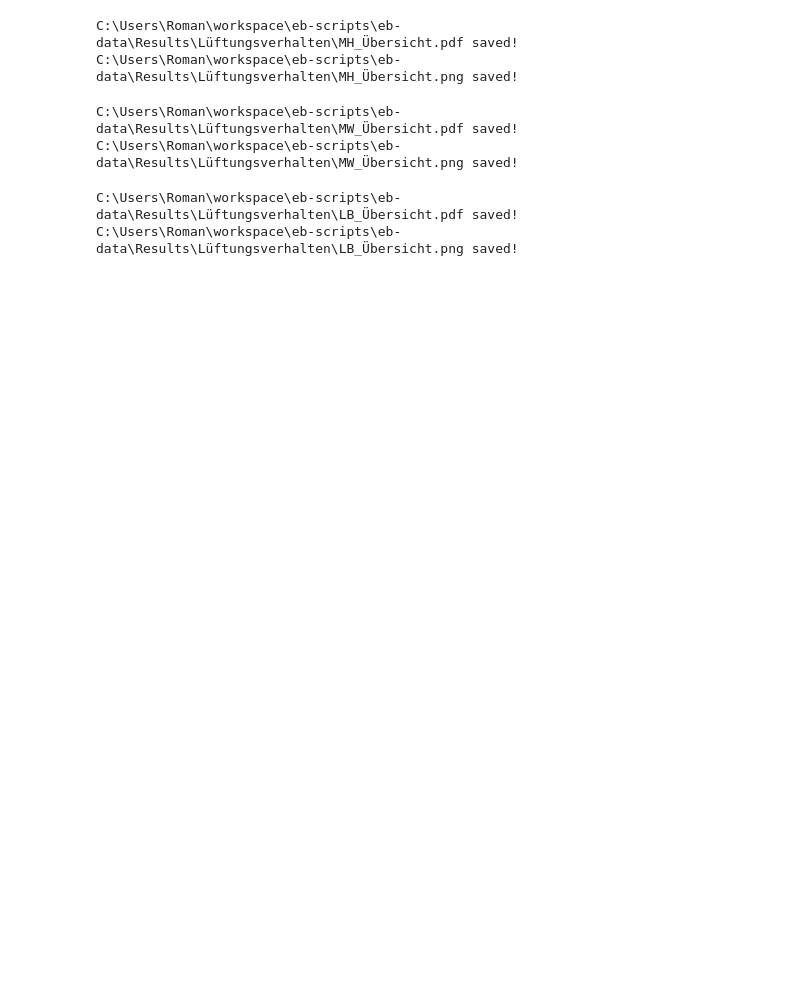
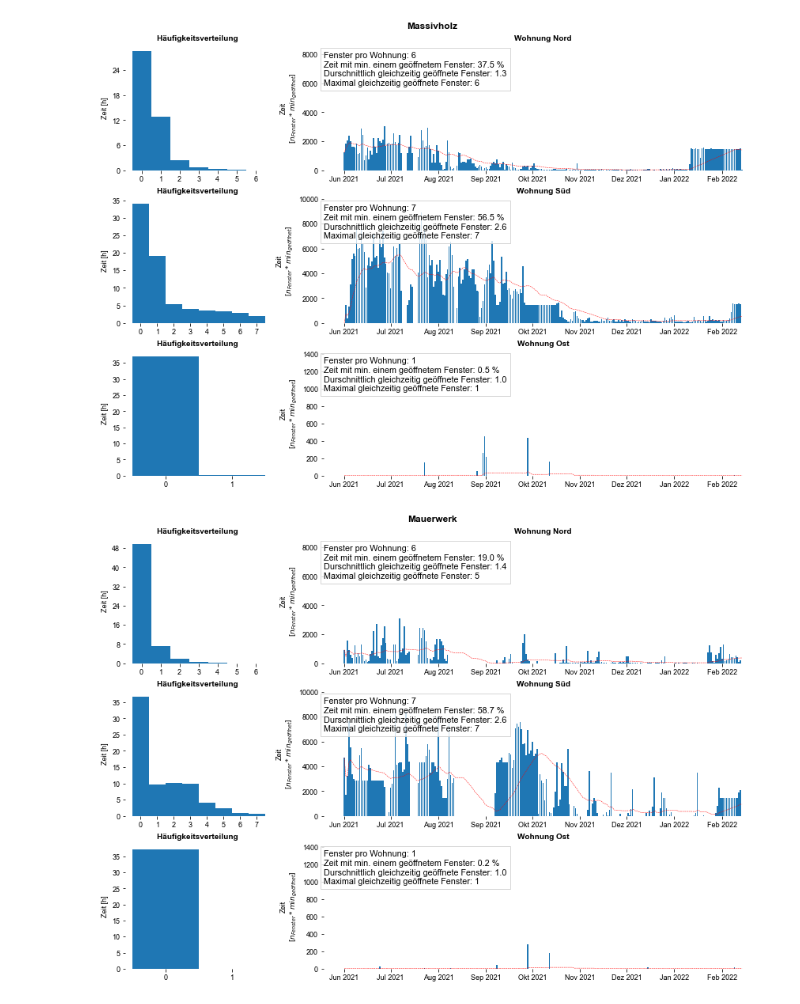
Before and after one commit to Ramonfi/eb-scripts, a Jupyter notebook: auswertung-messung.ipynb, the cells around one changed output. Drawn from its saved outputs; the diff is of its cells as text; code cells hidden in the pictures; blank space fills up the shorter version.

```diff
--- a/auswertung-messung.ipynb
+++ b/auswertung-messung.ipynb
@@ -21,15 +39,0 @@ import eblib.sensor_reader as sr
-# %%
-##### USER INPUTS #####
-ex = True
-style.set_rc_eb_standard()
-# %%
-##### READ DATABASES #####
-
-amb = sr.load_tf_weather(eb.files['tf']['WD']['1min'])
-
-date_from = dt.date(2021,6,1)
-#date_from = dt.date(2021,11,5)
-
-date_to = dt.date.today()
-#date_to = dt.date(2021,11,8)
-delta_t=(date_to-date_from).days
@@ -430,7 +439,7 @@ winddir = {'E':4, 'ENE':3, 'ESE':5, 'N':0, 'NE':2, 'NNE':1, 'NNW':15, 'NW':14, '
 winddir = dict(sorted(winddir.items(), key=lambda item: item[1]))
 wind = dict(zip(winddir.keys(), np.linspace(0,2*np.pi,16,endpoint=False)))
 
-W =  amb.loc[:,['winddir','windspeed','gustspeed']]
+W =  AMB.loc[:,['winddir','windspeed','gustspeed']]
 W['dir'] = W.winddir.replace(wind)
 
 bins = np.linspace(W.windspeed.min(), W.windspeed.max(), 6)
@@ -489,6 +497,6 @@ C:\Users\Roman\workspace\eb-scripts\eb-data\Results\Wetterstation\Windrose.png s
 # %%
 for bui in eb.buid:
-    ind=sr.load_tf_bui(eb.files['tf'][bui]['raw']).loc['2021-06-01':]
+    ind = IND[bui].loc['2021-06-01':]
     fig = plt.figure(figsize=style.din_a4_landscape,constrained_layout=True)
     gs = GridSpec(3, 4, figure=fig)
     axs=[]
@@ -502,10 +510,10 @@ for bui in eb.buid:
             try:
                 idx = []
                 df = ind[app][room].filter(like='reed')
-                for window in df.columns.str.split(' ',expand=True).droplevel(level=1).unique():
+                """for window in df.columns.str.split(' ',expand=True).droplevel(level=1).unique():
                     if len(df.filter(like=window).columns) > 1:
                         df.iloc[:,1] = df.filter(like=window).iloc[:,1].fillna(df.filter(like=window).iloc[:,0])
-                        df.drop(df.filter(like=window).iloc[:,0].name,axis=1,inplace=True)
+                        df.drop(df.filter(like=window).iloc[:,0].name,axis=1,inplace=True)"""
                 df.replace(['Closed','Open'],[0,1],inplace=True)
                 for f,col in enumerate(df.columns):
                     t = col.split(' ')
@@ -534,37 +542,33 @@ for bui in eb.buid:
         axs[i][j].set_xticklabels(range(n+1))
         ut.ticks_to_hours(axs[i][j])
         axs[i][j].set_ylabel('Zeit [h]')
         axs[i][j].set_title('Häufigkeitsverteilung ')
         ###Timeline
         j+=1
         axs[i].append(fig.add_subplot(gs[i, 1:]))
         axs[i][j].set_title('Wohnung {}'.format(eb.wohnungen[app]),fontweight='bold')
         axs[i][j].text(
                 0.0,
                 0.95,
                 'Fenster pro Wohnung: {}\nZeit mit min. einem geöffnetem Fenster: {} %\nDurschnittlich gleichzeitig geöffnete Fenster: {}\nMaximal gleichzeitig geöffnete Fenster: {}'.format(n,ventkoeff,gl,int(df1.max())),
                 fontsize = 'large',
                 style='normal',
                 ha = 'left',
                 va = 'top',
                 transform=axs[i][j].transAxes,
                 bbox=style.eb_bbox,
                 )
         axs[i][j].set_ylim(0,24*60*n)
         axs[i][j].set_ylabel('Zeit\n' + r'$[n_{Fenster}*min_{geöffnet}]$')
         df2 = df.sum(axis=1).resample('D').sum()
         axs[i][j].bar(df2.index, df2)
         axs[i][j].plot(df2.rolling('30D').mean(),'r--')
 
     for ax in axs:
         ax[1].xaxis.set_major_locator(mdates.MonthLocator())
         ax[1].xaxis.set_major_formatter(mdates.DateFormatter('%b %Y'))
     if ex:
-        ut.export(fig,filepath=os.path.join(eb.dir_results,'Lüftungsverhalten'),filename=f'{bui}_Übersicht', extlist=['pdf','png'])
+        ut.export(fig,filepath=os.path.join(eb.dir_results,'Lüftungsverhalten'),filename=f'{bui}_Übersicht', extlist=['pdf'])
 # %% [output]
-C:\Users\Roman\workspace\eb-scripts\eb-data\Results\Lüftungsverhalten\MH_Übersicht.pdf saved!
-C:\Users\Roman\workspace\eb-scripts\eb-data\Results\Lüftungsverhalten\MH_Übersicht.png saved!
-C:\Users\Roman\workspace\eb-scripts\eb-data\Results\Lüftungsverhalten\MW_Übersicht.pdf saved!
-C:\Users\Roman\workspace\eb-scripts\eb-data\Results\Lüftungsverhalten\MW_Übersicht.png saved!
-C:\Users\Roman\workspace\eb-scripts\eb-data\Results\Lüftungsverhalten\LB_Übersicht.pdf saved!
-C:\Users\Roman\workspace\eb-scripts\eb-data\Results\Lüftungsverhalten\LB_Übersicht.png saved!
+[figure, added]
+[figure, added]
```
Also changed, not shown: parts of 7 cells of this notebook, 41 other files.
